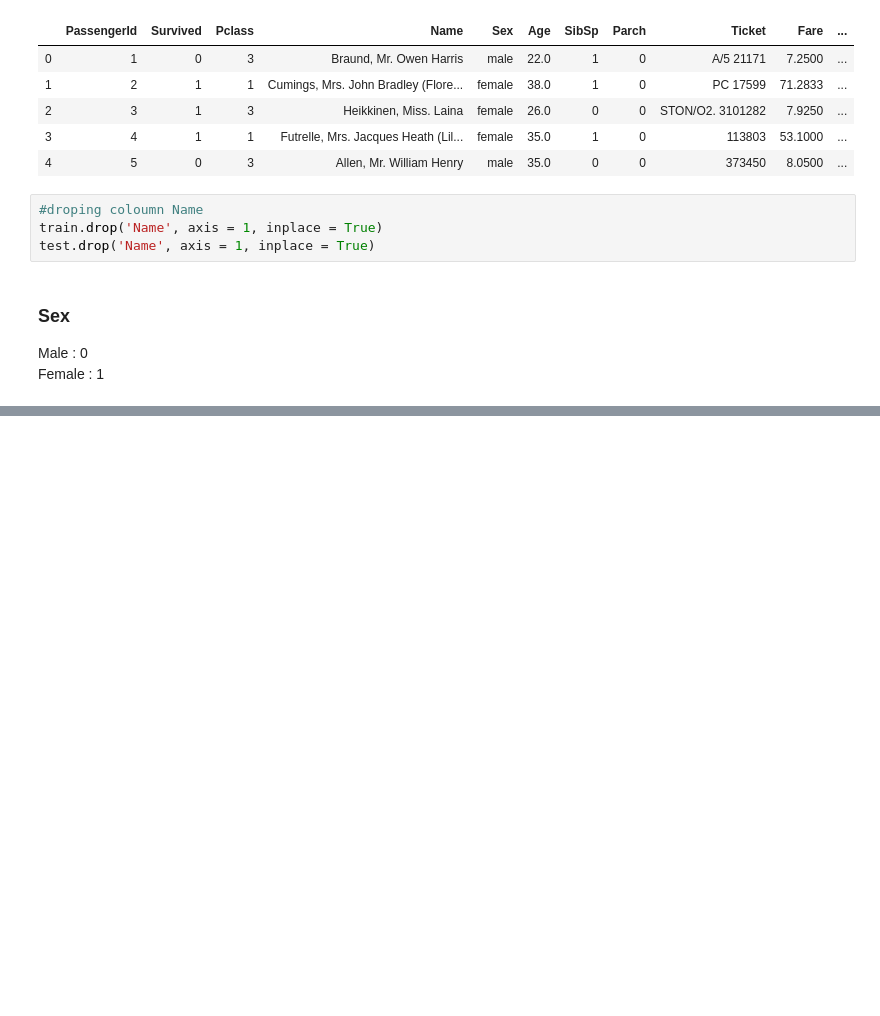
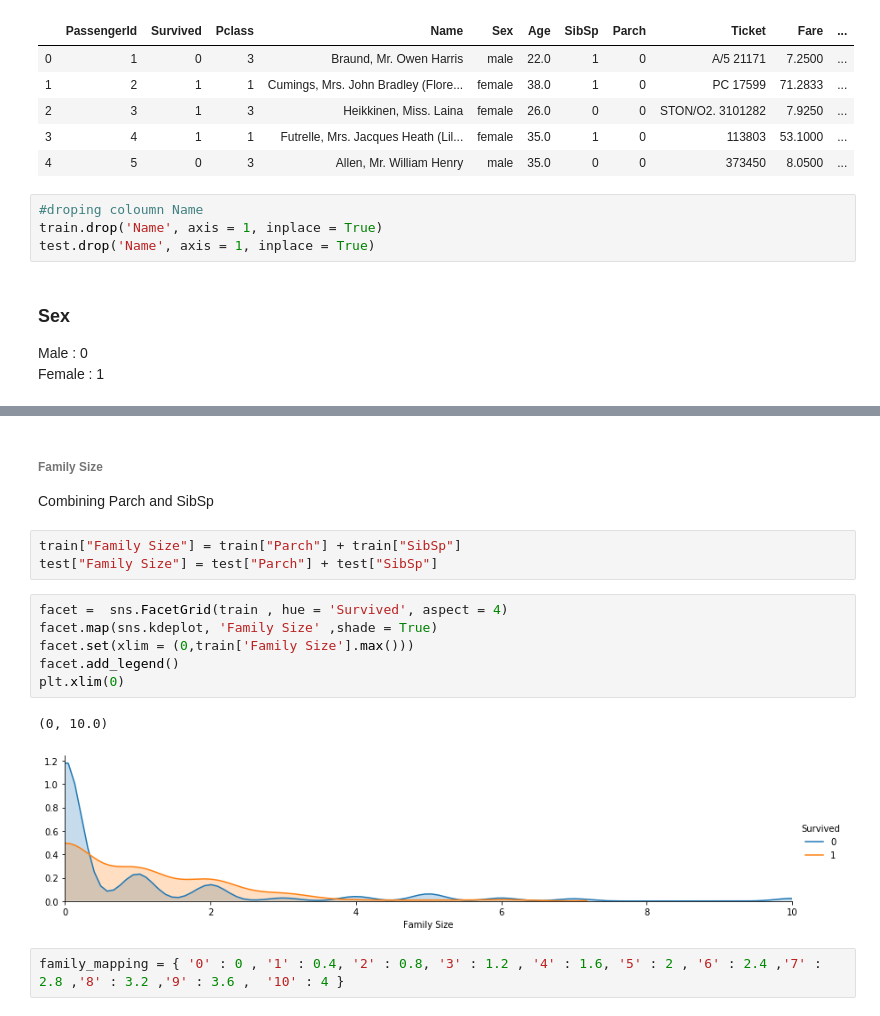
Before and after one commit to Sibin-Sibi/Titanic_ML, a Jupyter notebook: Titanic_training.ipynb, the cells around one changed output, grey strips where cells are left out. Saved outputs shown, nothing was run; the diff lists cells and outputs as text; blank space fills up the shorter version.

```diff
--- a/Titanic_training.ipynb
+++ b/Titanic_training.ipynb
@@ -135,0 +167,17 @@ for dataset in train_test_data:
+# %% [markdown]
+###### Family Size
+Combining Parch and SibSp
+# %%
+train["Family Size"] = train["Parch"] + train["SibSp"]
+test["Family Size"] = test["Parch"] + test["SibSp"]
+# %%
+facet =  sns.FacetGrid(train , hue = 'Survived', aspect = 4)
+facet.map(sns.kdeplot, 'Family Size' ,shade = True)
+facet.set(xlim = (0,train['Family Size'].max()))
+facet.add_legend()
+plt.xlim(0)
+# %% [output]
+(0, 10.0)
+[figure, added]
+# %%
+family_mapping = { '0' : 0 , '1' : 0.4, '2' : 0.8, '3' : 1.2 , '4' : 1.6, '5' : 2 , '6' : 2.4 ,'7' : 2.8 ,'8' : 3.2 ,'9' : 3.6 ,  '10' : 4 }
```
Also changed, not shown: parts of 9 cells of this notebook.
